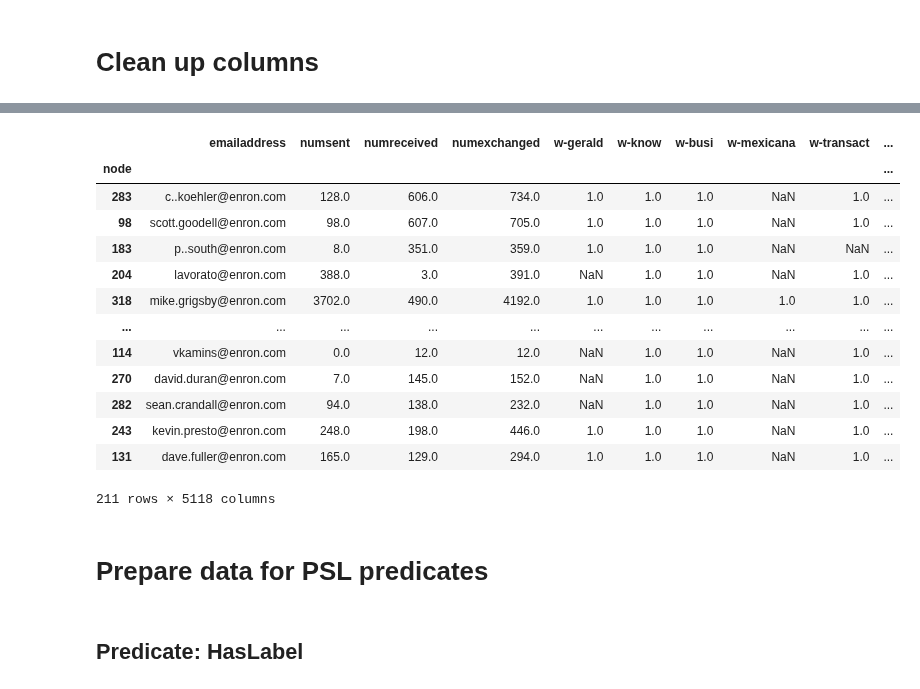
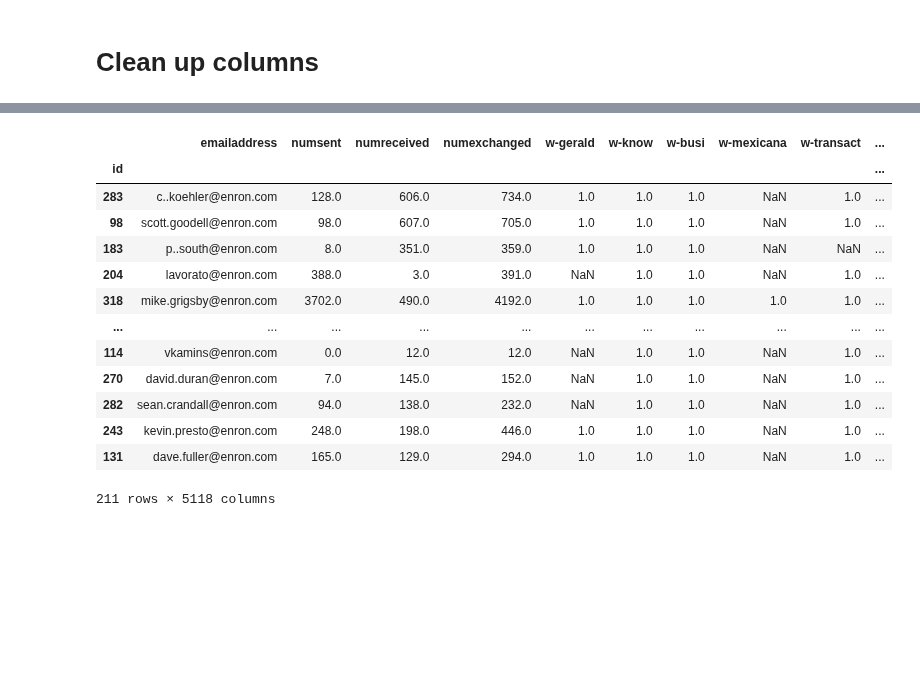
Before and after one commit to linqs/collective-graph-identification, a Jupyter notebook: scripts/Data Refactor.ipynb, the cells around one changed output, grey strips where cells are left out. Drawn from its saved outputs; the diff is of its cells as text; code cells hidden in the pictures; blank space fills up the shorter version.

```diff
--- a/scripts/Data Refactor.ipynb
+++ b/scripts/Data Refactor.ipynb
@@ -51,5 +59,5 @@ def load_node_table(filename):
 # %%
-email_nodes = load_node_table('../c3/namata-kdd11-data/enron/enron-samples-lowunk/outputgraph/enron.NODE.email.tab')
+email_nodes = load_table('../c3/namata-kdd11-data/enron/enron-samples-lowunk/outputgraph/enron.NODE.email.tab')
 email_nodes
 # %% [output]
 Header:  NODE   email
@@ -109,14 +117,14 @@ Length: 5120, dtype: object
 # %%
 # remove the second to last column (it came from an ambiguous parsing)
 
 email_nodes.drop('other,manager,specialist,director,executive', axis=1, inplace=True)
 
 # remove the first index column, use the node ids instead
-email_nodes = email_nodes.set_index('node')
+email_nodes = email_nodes.set_index('id')
 email_nodes
 # %% [output]
 |  | emailaddress | numsent | numreceived | numexchanged | w-gerald | w-know | w-busi | w-mexicana | w-transact | ... |
-| node |  |  |  |  |  |  |  |  |  | ... |
+| id |  |  |  |  |  |  |  |  |  | ... |
 | 283 | c..koehler@enron.com | 128.0 | 606.0 | 734.0 | 1.0 | 1.0 | 1.0 | NaN | 1.0 | ... |
 | 98 | scott.goodell@enron.com | 98.0 | 607.0 | 705.0 | 1.0 | 1.0 | 1.0 | NaN | 1.0 | ... |
 | 183 | p..south@enron.com | 8.0 | 351.0 | 359.0 | 1.0 | 1.0 | 1.0 | NaN | NaN | ... |
@@ -129,7 +137,3 @@ email_nodes
 | 243 | kevin.presto@enron.com | 248.0 | 198.0 | 446.0 | 1.0 | 1.0 | 1.0 | NaN | 1.0 | ... |
 | 131 | dave.fuller@enron.com | 165.0 | 129.0 | 294.0 | 1.0 | 1.0 | 1.0 | NaN | 1.0 | ... |
 211 rows × 5118 columns
-# %% [markdown]
-# Prepare data for PSL predicates
-# %% [markdown]
-## Predicate: HasLabel
```
Also changed, not shown: parts of 18 cells of this notebook, 1 other file.
